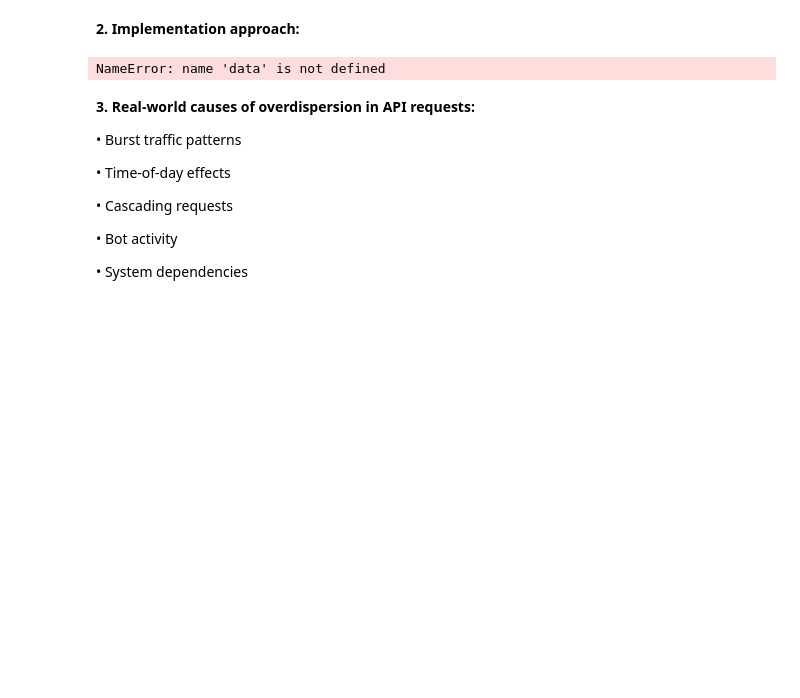
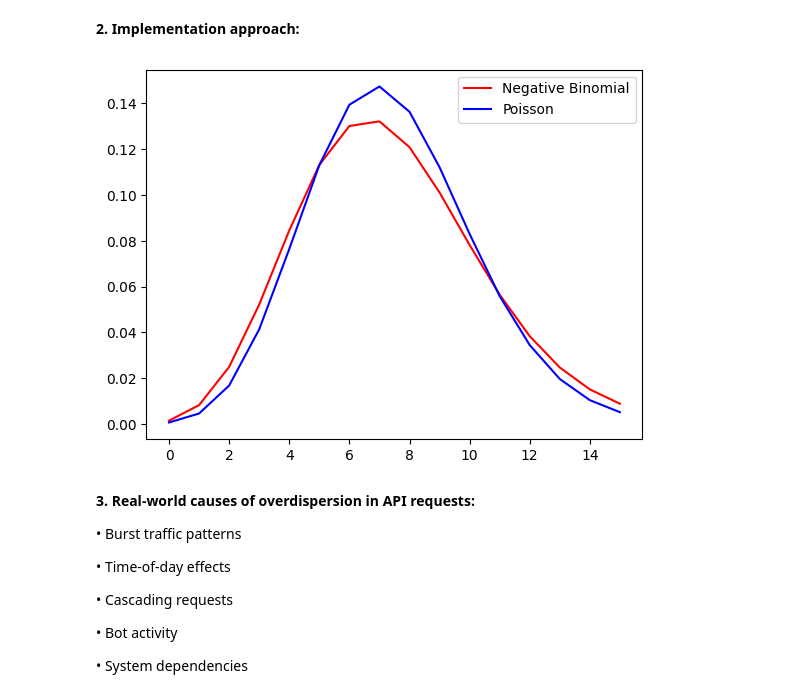
Before and after one commit to leodavidfan/AI_Books, a Jupyter notebook: HW6_Fan_Li.ipynb, the cells around one changed output. Drawn from its saved outputs; the diff is of its cells as text; code cells hidden in the pictures; blank space fills up the shorter version.

```diff
--- a/HW6_Fan_Li.ipynb
+++ b/HW6_Fan_Li.ipynb
@@ -301,27 +357,27 @@ If the API requests show overdispersion (variance > mean):
 # %%
 from scipy.stats import nbinom
 
 def fit_negative_binomial(data):
   mean = np.mean(data)
   var = np.var(data)
   p = mean/var
   n = mean*p/(1-p)
   return n, p
 
 # Fit to data
 n, p = fit_negative_binomial(counts)
 
 # Compare distributions
 k = np.arange(max(counts))
 nb_pmf = nbinom.pmf(k, n, p)
 poisson_pmf = poisson.pmf(k, np.mean(counts))
 
-plt.plot(k, nb_pmf, label='Negative Binomial')
-plt.plot(k, poisson_pmf, label='Poisson')
+plt.plot(k, nb_pmf, 'r-', label='Negative Binomial')
+plt.plot(k, poisson_pmf, 'b-', label='Poisson')
 plt.legend()
 plt.show()
 # %% [output]
-NameError: name 'data' is not defined
+[figure, added]
 # %% [markdown]
 **3. Real-world causes of overdispersion in API requests:**
 
```
Also changed, not shown: parts of 15 cells of this notebook.
